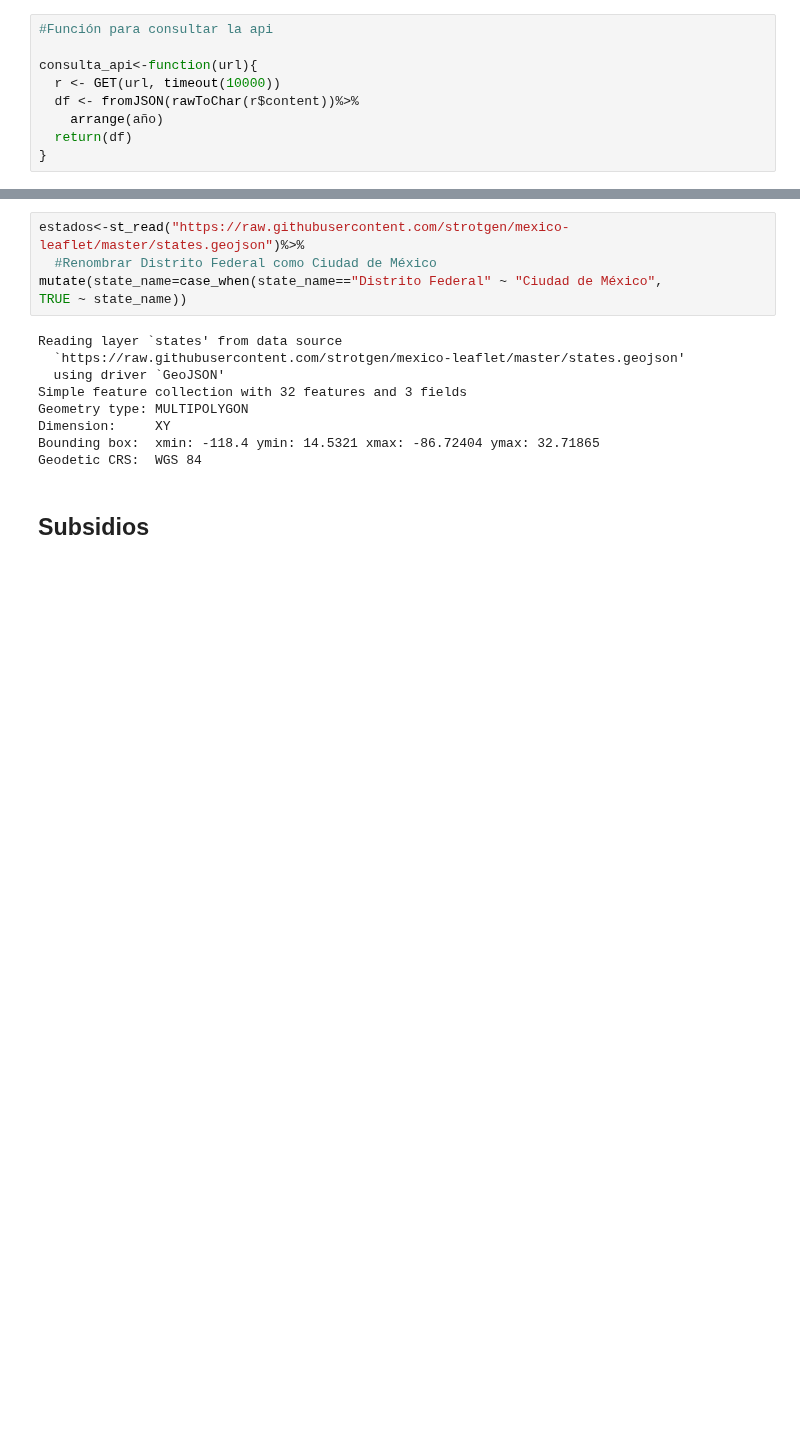
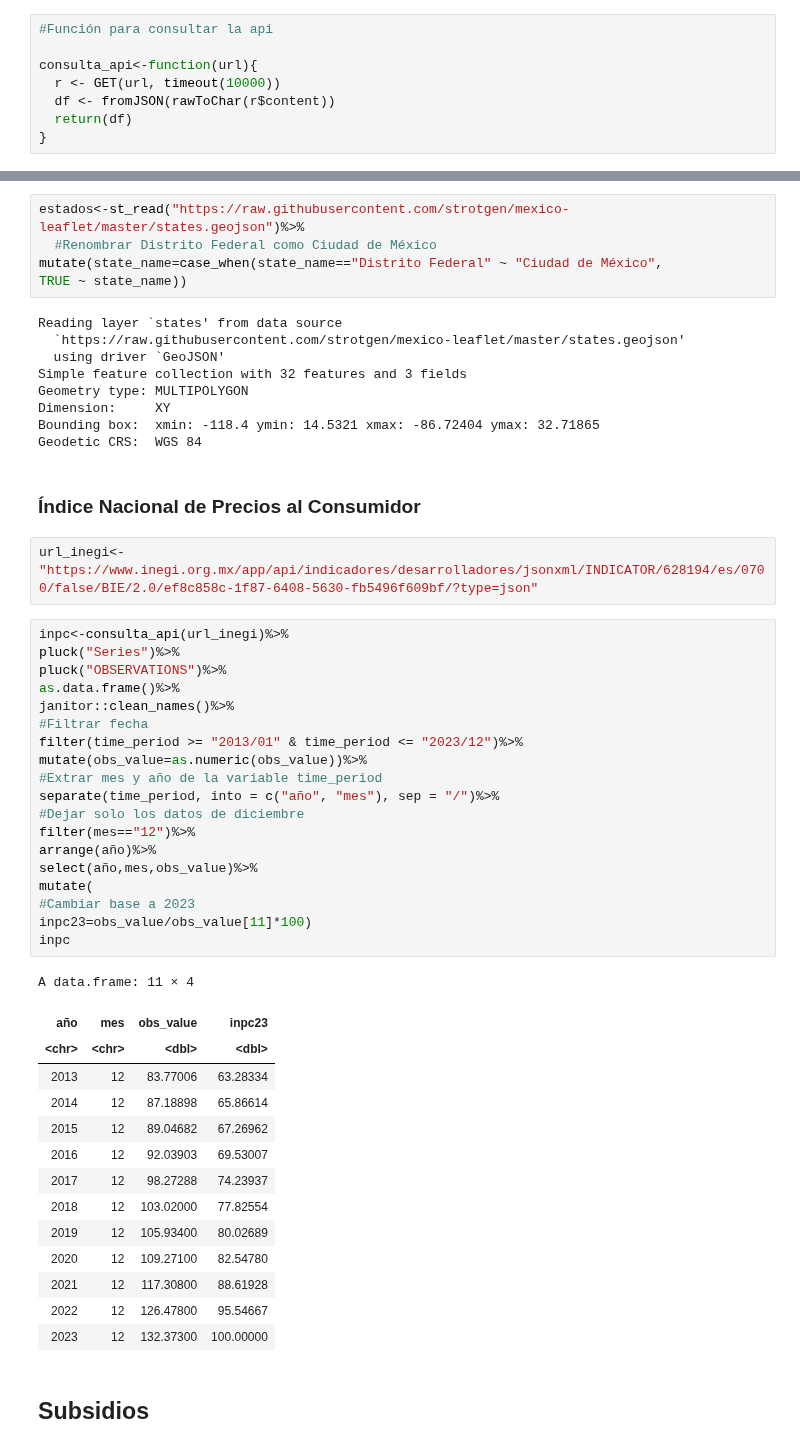
Before and after one commit to claudiodanielpc/datavivi, a Jupyter notebook: numeralia.ipynb, the cells around one changed output, grey strips where cells are left out. Saved outputs shown, nothing was run; the diff lists cells and outputs as text; blank space fills up the shorter version.

```diff
--- a/numeralia.ipynb
+++ b/numeralia.ipynb
@@ -17,8 +17,7 @@ showtext_auto()
 
 consulta_api<-function(url){
   r <- GET(url, timeout(10000))
-  df <- fromJSON(rawToChar(r$content))%>%
-    arrange(año)
+  df <- fromJSON(rawToChar(r$content))
   return(df)
 }
 # %%
@@ -187,6 +202,44 @@ Geometry type: MULTIPOLYGON
 Dimension:     XY
 Bounding box:  xmin: -118.4 ymin: 14.5321 xmax: -86.72404 ymax: 32.71865
 Geodetic CRS:  WGS 84
+# %% [markdown]
+### Índice Nacional de Precios al Consumidor
+# %%
+url_inegi<-"https://www.inegi.org.mx/app/api/indicadores/desarrolladores/jsonxml/INDICATOR/628194/es/0700/false/BIE/2.0/ef8c858c-1f87-6408-5630-fb5496f609bf/?type=json"
+# %%
+inpc<-consulta_api(url_inegi)%>%
+pluck("Series")%>%
+pluck("OBSERVATIONS")%>%
+as.data.frame()%>%
+janitor::clean_names()%>%
+#Filtrar fecha
+filter(time_period >= "2013/01" & time_period <= "2023/12")%>%
+mutate(obs_value=as.numeric(obs_value))%>%
+#Extrar mes y año de la variable time_period
+separate(time_period, into = c("año", "mes"), sep = "/")%>%
+#Dejar solo los datos de diciembre
+filter(mes=="12")%>%
+arrange(año)%>%
+select(año,mes,obs_value)%>%
+mutate(
+#Cambiar base a 2023
+inpc23=obs_value/obs_value[11]*100)
+inpc
+# %% [output]
+A data.frame: 11 × 4
+| año | mes | obs_value | inpc23 |
+| <chr> | <chr> | <dbl> | <dbl> |
+| 2013 | 12 | 83.77006 | 63.28334 |
+| 2014 | 12 | 87.18898 | 65.86614 |
+| 2015 | 12 | 89.04682 | 67.26962 |
+| 2016 | 12 | 92.03903 | 69.53007 |
+| 2017 | 12 | 98.27288 | 74.23937 |
+| 2018 | 12 | 103.02000 | 77.82554 |
+| 2019 | 12 | 105.93400 | 80.02689 |
+| 2020 | 12 | 109.27100 | 82.54780 |
+| 2021 | 12 | 117.30800 | 88.61928 |
+| 2022 | 12 | 126.47800 | 95.54667 |
+| 2023 | 12 | 132.37300 | 100.00000 |
 # %% [markdown]
 ## Subsidios
 # %%
```
Also changed, not shown: parts of 8 cells of this notebook.
